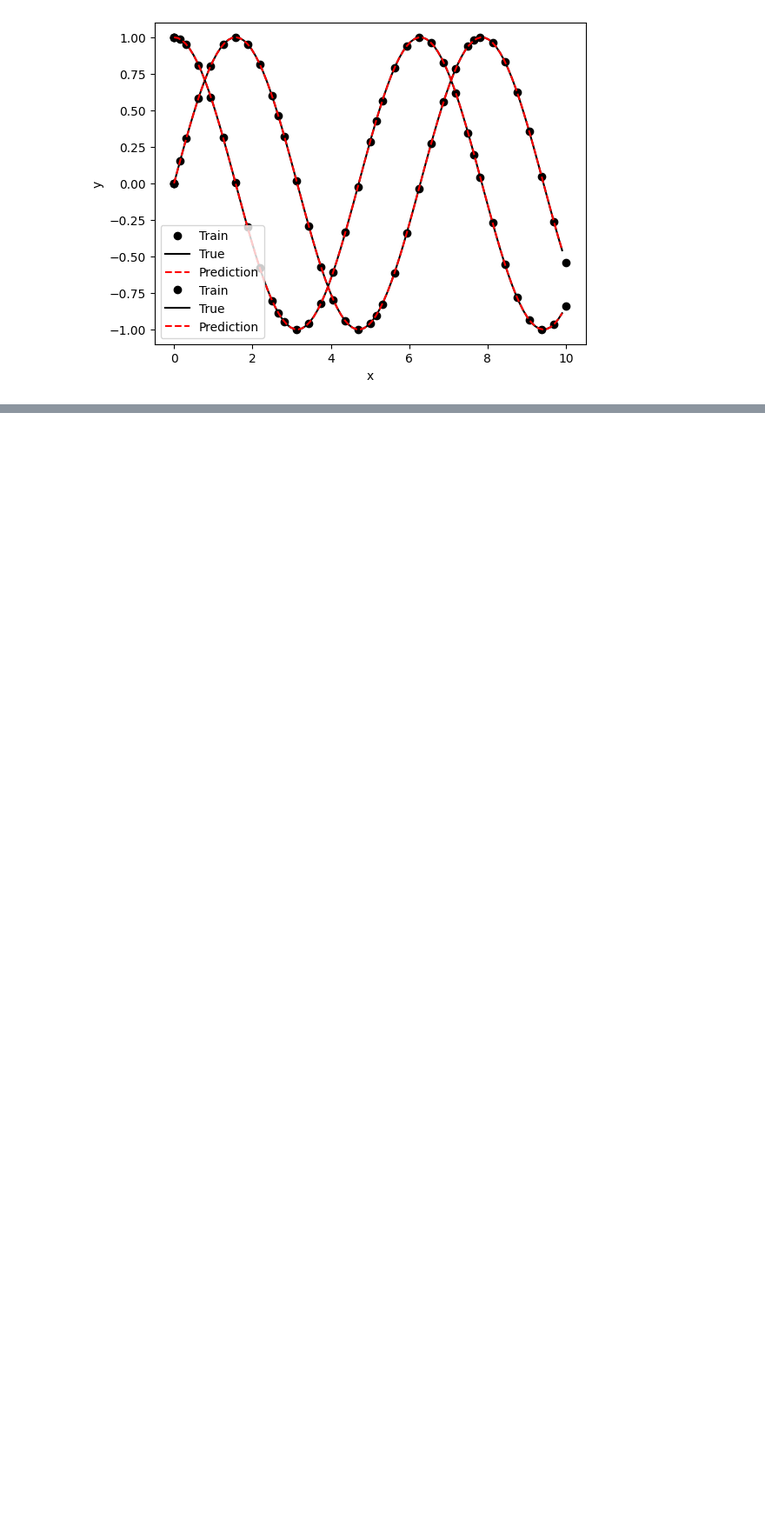
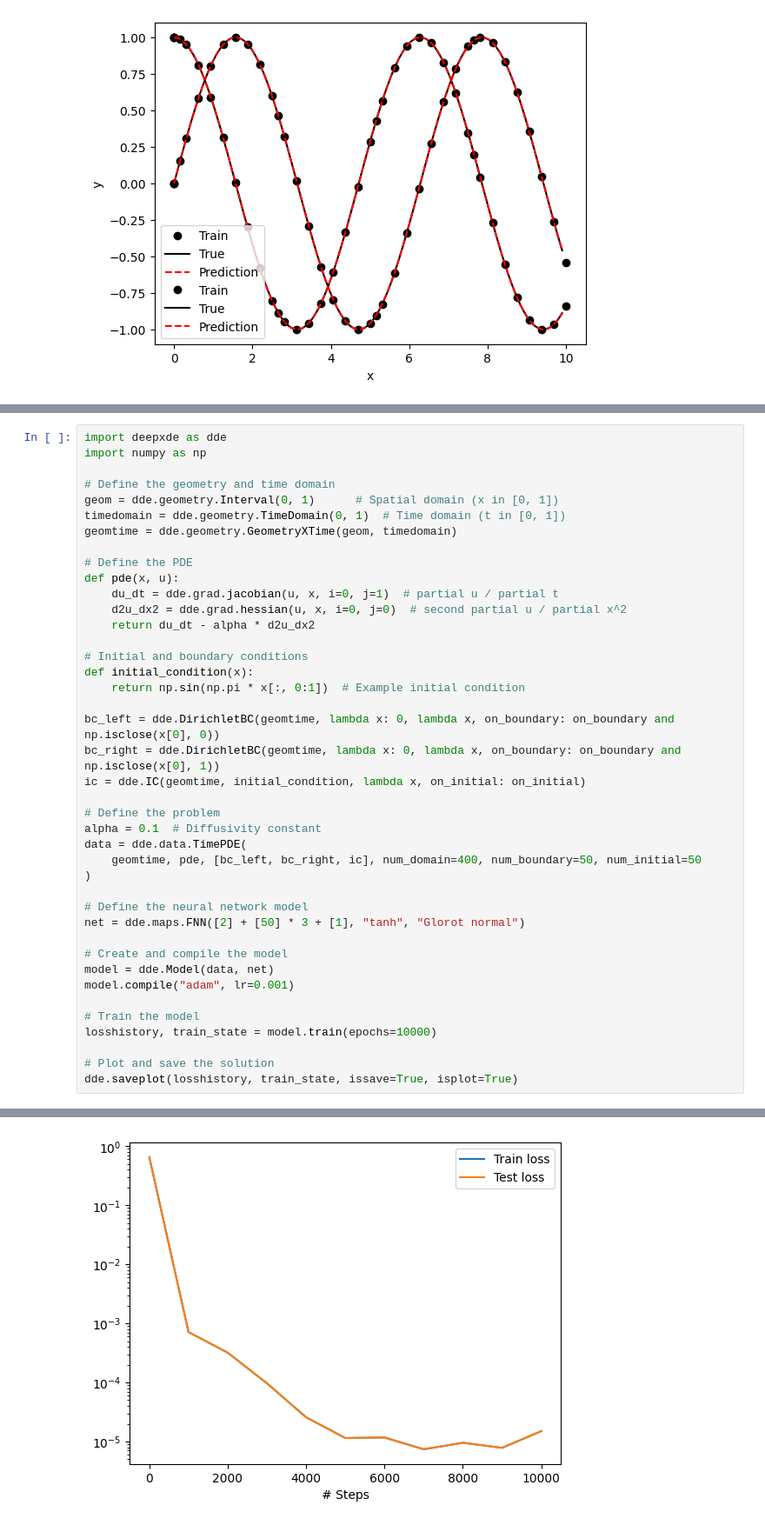
Before and after one commit to mramalingam2203/pinn, a Jupyter notebook: examples/deepxd.ipynb, the cells around one changed output, grey strips where cells are left out. Shown at 87% size. Drawn from its saved outputs; the diff is of its cells as text; blank space fills up the shorter version.

```diff
--- a/examples/deepxd.ipynb
+++ b/examples/deepxd.ipynb
@@ -609,0 +167,42 @@ IndexError: index 0 is out of bounds for axis 0 with size 0
+# %%
+import deepxde as dde
+import numpy as np
+
+# Define the geometry and time domain
+geom = dde.geometry.Interval(0, 1)      # Spatial domain (x in [0, 1])
+timedomain = dde.geometry.TimeDomain(0, 1)  # Time domain (t in [0, 1])
+geomtime = dde.geometry.GeometryXTime(geom, timedomain)
+
+# Define the PDE
+def pde(x, u):
+    du_dt = dde.grad.jacobian(u, x, i=0, j=1)  # partial u / partial t
+    d2u_dx2 = dde.grad.hessian(u, x, i=0, j=0)  # second partial u / partial x^2
+    return du_dt - alpha * d2u_dx2
+
+# Initial and boundary conditions
+def initial_condition(x):
+    return np.sin(np.pi * x[:, 0:1])  # Example initial condition
+
+bc_left = dde.DirichletBC(geomtime, lambda x: 0, lambda x, on_boundary: on_boundary and np.isclose(x[0], 0))
+bc_right = dde.DirichletBC(geomtime, lambda x: 0, lambda x, on_boundary: on_boundary and np.isclose(x[0], 1))
+ic = dde.IC(geomtime, initial_condition, lambda x, on_initial: on_initial)
+
+# Define the problem
+alpha = 0.1  # Diffusivity constant
+data = dde.data.TimePDE(
+    geomtime, pde, [bc_left, bc_right, ic], num_domain=400, num_boundary=50, num_initial=50
+)
+
+# Define the neural network model
+net = dde.maps.FNN([2] + [50] * 3 + [1], "tanh", "Glorot normal")
+
+# Create and compile the model
+model = dde.Model(data, net)
+model.compile("adam", lr=0.001)
+
+# Train the model
+losshistory, train_state = model.train(epochs=10000)
+
+# Plot and save the solution
+dde.saveplot(losshistory, train_state, issave=True, isplot=True)
+# %% [output]
@@ -609,0 +231 @@ IndexError: index 0 is out of bounds for axis 0 with size 0
+[figure, added]
```
Also changed, not shown: parts of 10 cells of this notebook.
